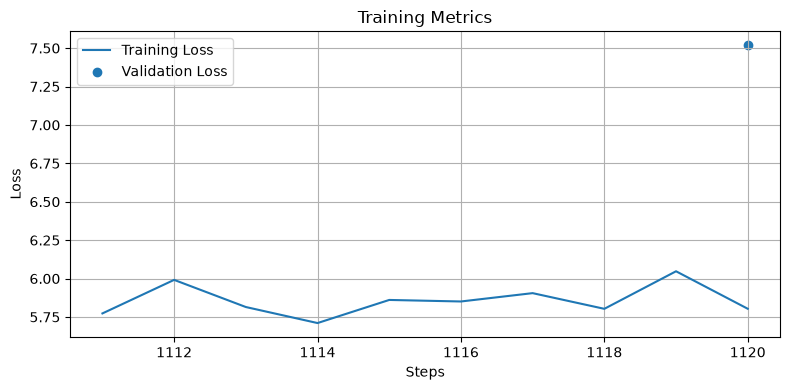
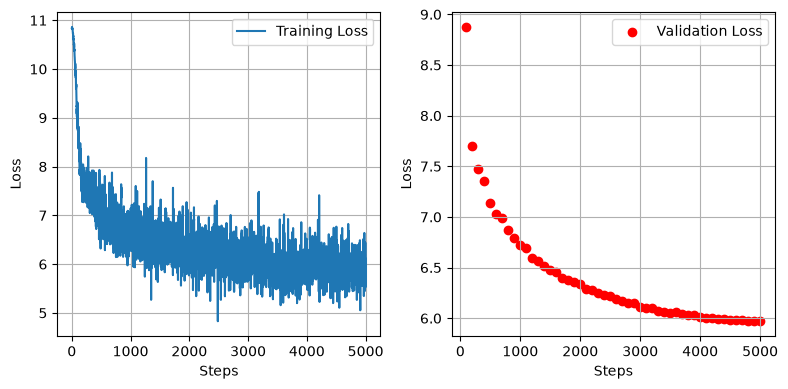
The notebook cell's code change between the first figure and the second:
--- before
+++ after
@@ -5,21 +5,22 @@
 validation_loss = [records[i]["val_loss"] for i in range(len(records)) if records[i]["val_loss"] is not None]
 
-fig, ax = plt.subplots(figsize=(8,4))
+fig, (train_ax, val_ax) = plt.subplots(nrows=1, ncols=2, figsize=(8,4))
 
-ax.plot(
+train_ax.plot(
     training_steps,
     training_loss,
     label="Training Loss"
 )
-ax.scatter(
+val_ax.scatter(
     validation_steps,
     validation_loss,
-    label="Validation Loss"
+    label="Validation Loss",
+    color="red"
 )
-ax.set_title("Training Metrics")
-ax.set_xlabel("Steps")
-ax.set_ylabel("Loss")
-ax.grid(True)
-ax.legend()
+for axis in (train_ax, val_ax):
+    axis.grid(True)
+    axis.legend()
+    axis.set_xlabel("Steps")
+    axis.set_ylabel("Loss")
 fig.tight_layout()
 

Commit: changed model config to fita bigger model and plotted its metrics